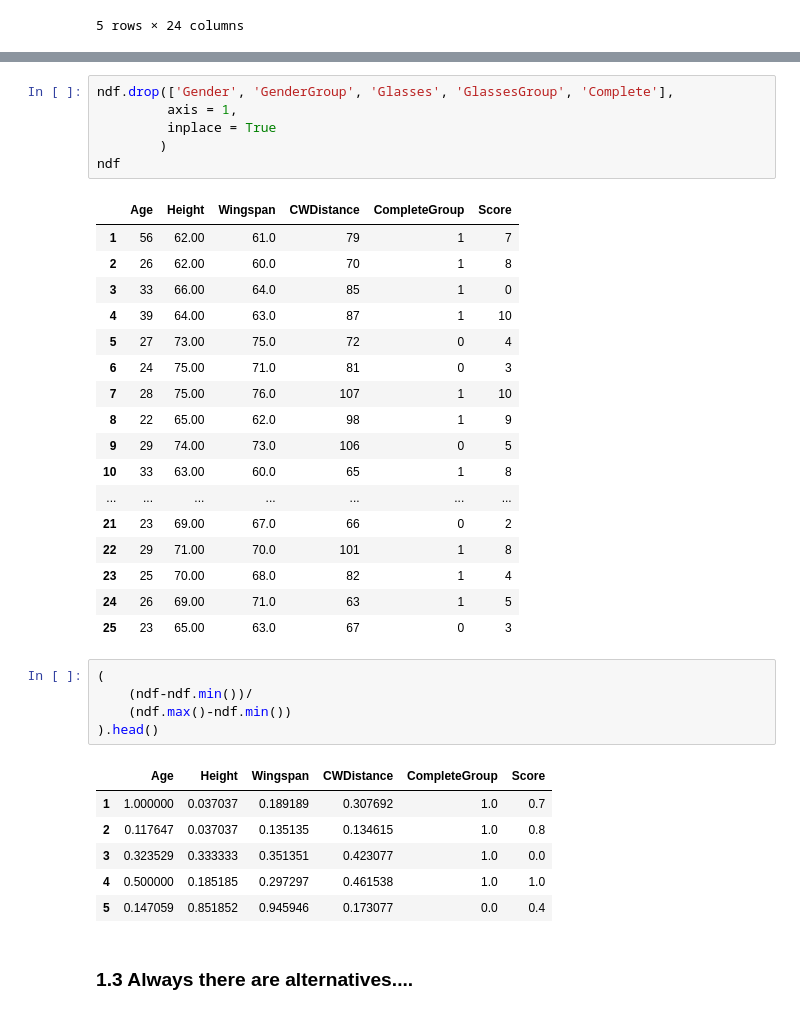
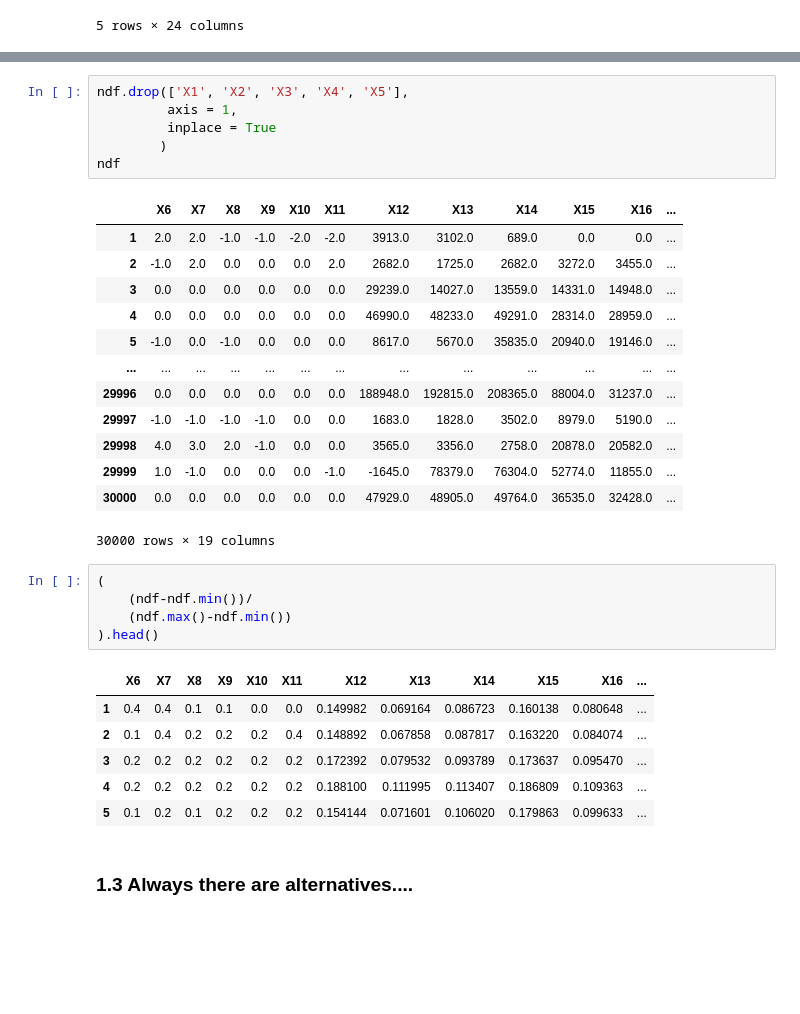
Before and after one commit to PosgradoMNA/actividades-del-projecto-cad_equipo_18, a Jupyter notebook: Semana_4_Actividad_1_Equipo_18_Normalization.ipynb, the cells around one changed output, grey strips where cells are left out. Drawn from its saved outputs; the diff is of its cells as text; blank space fills up the shorter version.

```diff
--- a/Semana_4_Actividad_1_Equipo_18_Normalization.ipynb
+++ b/Semana_4_Actividad_1_Equipo_18_Normalization.ipynb
@@ -143,40 +140,36 @@ Index(['Age', 'Gender', 'GenderGroup', 'Glasses', 'GlassesGroup', 'Height',
       dtype='object')
 # %%
-ndf.drop(['Gender', 'GenderGroup', 'Glasses', 'GlassesGroup', 'Complete'],
+ndf.drop(['X1', 'X2', 'X3', 'X4', 'X5'],
          axis = 1,
          inplace = True
         )
 ndf
 # %% [output]
-|  | Age | Height | Wingspan | CWDistance | CompleteGroup | Score |
-| 1 | 56 | 62.00 | 61.0 | 79 | 1 | 7 |
-| 2 | 26 | 62.00 | 60.0 | 70 | 1 | 8 |
-| 3 | 33 | 66.00 | 64.0 | 85 | 1 | 0 |
-| 4 | 39 | 64.00 | 63.0 | 87 | 1 | 10 |
-| 5 | 27 | 73.00 | 75.0 | 72 | 0 | 4 |
-| 6 | 24 | 75.00 | 71.0 | 81 | 0 | 3 |
-| 7 | 28 | 75.00 | 76.0 | 107 | 1 | 10 |
-| 8 | 22 | 65.00 | 62.0 | 98 | 1 | 9 |
-| 9 | 29 | 74.00 | 73.0 | 106 | 0 | 5 |
-| 10 | 33 | 63.00 | 60.0 | 65 | 1 | 8 |
-| ... | ... | ... | ... | ... | ... | ... |
-| 21 | 23 | 69.00 | 67.0 | 66 | 0 | 2 |
-| 22 | 29 | 71.00 | 70.0 | 101 | 1 | 8 |
-| 23 | 25 | 70.00 | 68.0 | 82 | 1 | 4 |
-| 24 | 26 | 69.00 | 71.0 | 63 | 1 | 5 |
-| 25 | 23 | 65.00 | 63.0 | 67 | 0 | 3 |
+|  | X6 | X7 | X8 | X9 | X10 | X11 | X12 | X13 | X14 | X15 | X16 | ... |
+| 1 | 2.0 | 2.0 | -1.0 | -1.0 | -2.0 | -2.0 | 3913.0 | 3102.0 | 689.0 | 0.0 | 0.0 | ... |
+| 2 | -1.0 | 2.0 | 0.0 | 0.0 | 0.0 | 2.0 | 2682.0 | 1725.0 | 2682.0 | 3272.0 | 3455.0 | ... |
+| 3 | 0.0 | 0.0 | 0.0 | 0.0 | 0.0 | 0.0 | 29239.0 | 14027.0 | 13559.0 | 14331.0 | 14948.0 | ... |
+| 4 | 0.0 | 0.0 | 0.0 | 0.0 | 0.0 | 0.0 | 46990.0 | 48233.0 | 49291.0 | 28314.0 | 28959.0 | ... |
+| 5 | -1.0 | 0.0 | -1.0 | 0.0 | 0.0 | 0.0 | 8617.0 | 5670.0 | 35835.0 | 20940.0 | 19146.0 | ... |
+| ... | ... | ... | ... | ... | ... | ... | ... | ... | ... | ... | ... | ... |
+| 29996 | 0.0 | 0.0 | 0.0 | 0.0 | 0.0 | 0.0 | 188948.0 | 192815.0 | 208365.0 | 88004.0 | 31237.0 | ... |
+| 29997 | -1.0 | -1.0 | -1.0 | -1.0 | 0.0 | 0.0 | 1683.0 | 1828.0 | 3502.0 | 8979.0 | 5190.0 | ... |
+| 29998 | 4.0 | 3.0 | 2.0 | -1.0 | 0.0 | 0.0 | 3565.0 | 3356.0 | 2758.0 | 20878.0 | 20582.0 | ... |
+| 29999 | 1.0 | -1.0 | 0.0 | 0.0 | 0.0 | -1.0 | -1645.0 | 78379.0 | 76304.0 | 52774.0 | 11855.0 | ... |
+| 30000 | 0.0 | 0.0 | 0.0 | 0.0 | 0.0 | 0.0 | 47929.0 | 48905.0 | 49764.0 | 36535.0 | 32428.0 | ... |
+30000 rows × 19 columns
 # %%
 (
     (ndf-ndf.min())/
     (ndf.max()-ndf.min())
 ).head()
 # %% [output]
-|  | Age | Height | Wingspan | CWDistance | CompleteGroup | Score |
-| 1 | 1.000000 | 0.037037 | 0.189189 | 0.307692 | 1.0 | 0.7 |
-| 2 | 0.117647 | 0.037037 | 0.135135 | 0.134615 | 1.0 | 0.8 |
-| 3 | 0.323529 | 0.333333 | 0.351351 | 0.423077 | 1.0 | 0.0 |
-| 4 | 0.500000 | 0.185185 | 0.297297 | 0.461538 | 1.0 | 1.0 |
-| 5 | 0.147059 | 0.851852 | 0.945946 | 0.173077 | 0.0 | 0.4 |
+|  | X6 | X7 | X8 | X9 | X10 | X11 | X12 | X13 | X14 | X15 | X16 | ... |
+| 1 | 0.4 | 0.4 | 0.1 | 0.1 | 0.0 | 0.0 | 0.149982 | 0.069164 | 0.086723 | 0.160138 | 0.080648 | ... |
+| 2 | 0.1 | 0.4 | 0.2 | 0.2 | 0.2 | 0.4 | 0.148892 | 0.067858 | 0.087817 | 0.163220 | 0.084074 | ... |
+| 3 | 0.2 | 0.2 | 0.2 | 0.2 | 0.2 | 0.2 | 0.172392 | 0.079532 | 0.093789 | 0.173637 | 0.095470 | ... |
+| 4 | 0.2 | 0.2 | 0.2 | 0.2 | 0.2 | 0.2 | 0.188100 | 0.111995 | 0.113407 | 0.186809 | 0.109363 | ... |
+| 5 | 0.1 | 0.2 | 0.1 | 0.2 | 0.2 | 0.2 | 0.154144 | 0.071601 | 0.106020 | 0.179863 | 0.099633 | ... |
 # %% [markdown]
 ### 1.3 Always there are alternatives....
 # %%
```
Also changed, not shown: parts of 13 cells of this notebook.
